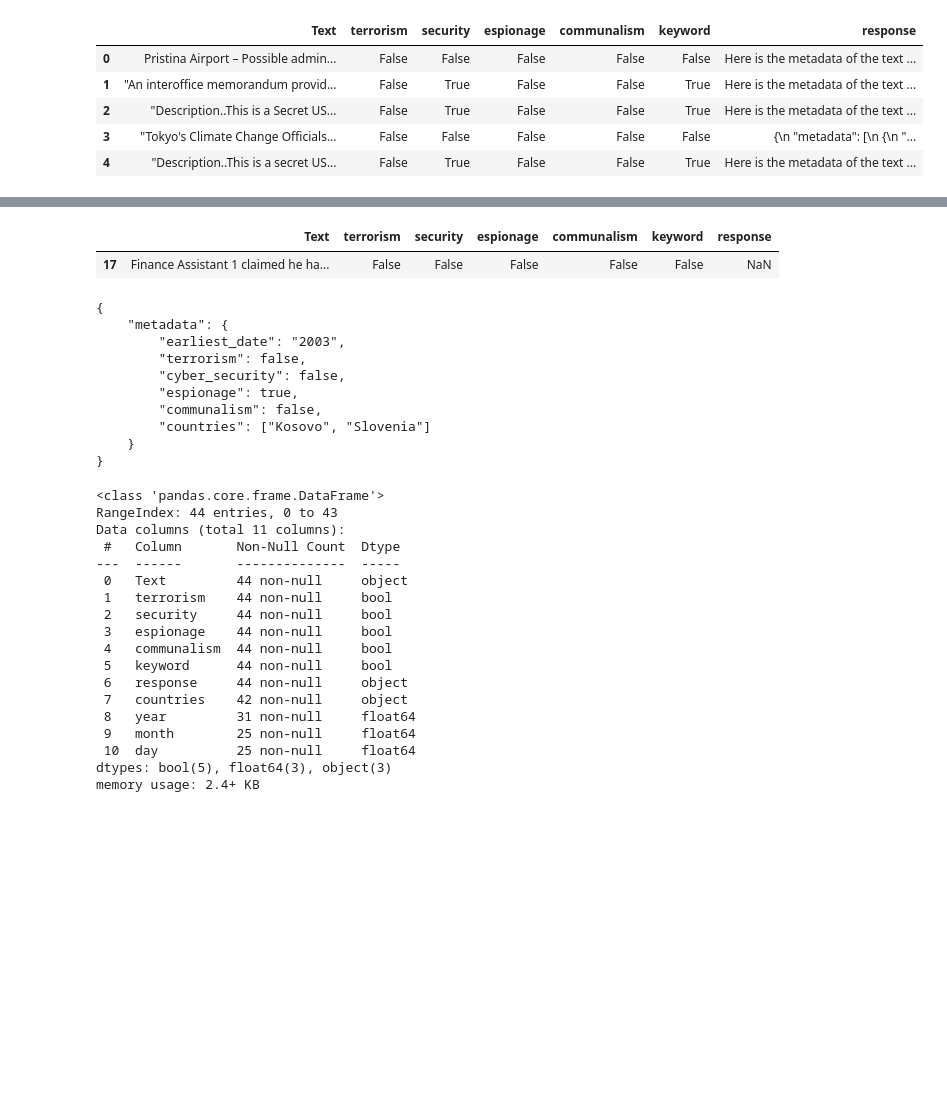
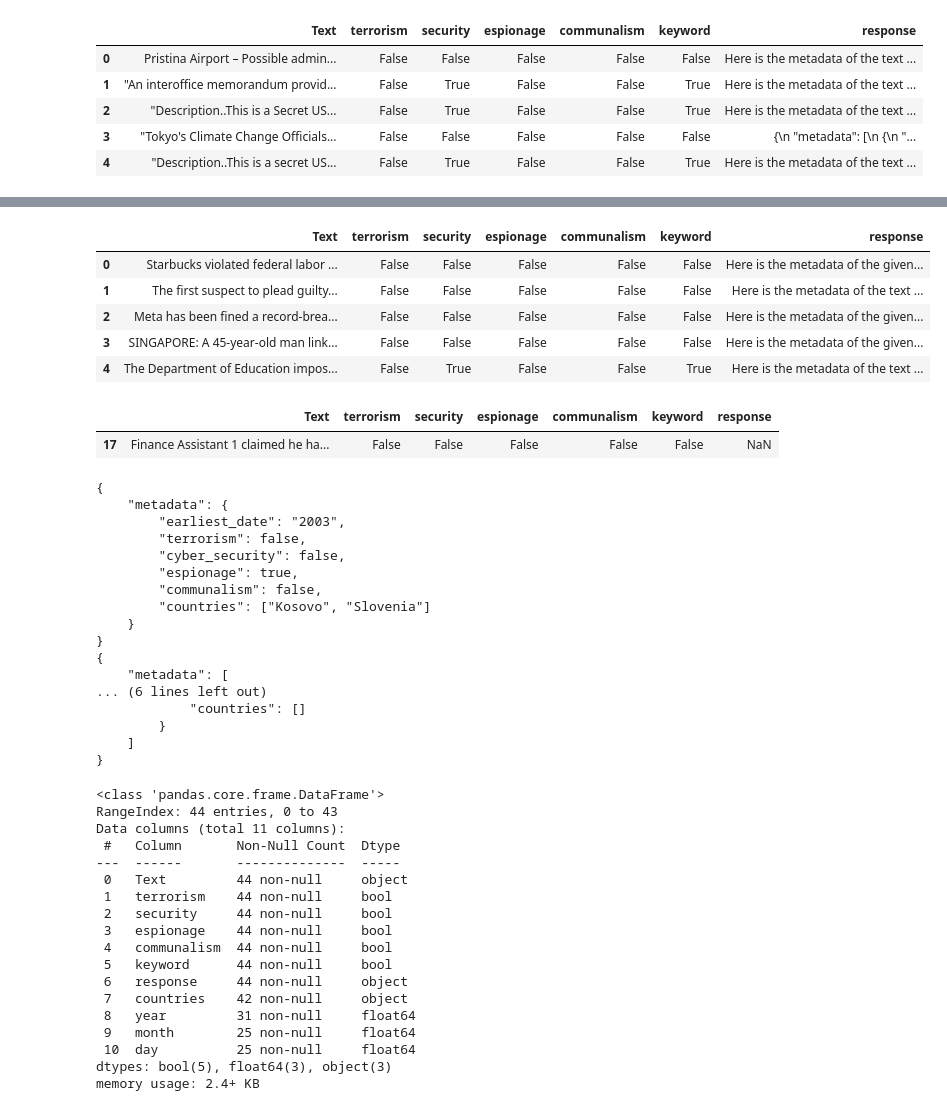
Before and after one commit to dhcchh/Team-xgboosted---SMU-BIA-Datathon-2025, a Jupyter notebook: src/SecondLevelProcessing.ipynb, the cells around one changed output, grey strips where cells are left out. Saved outputs shown, nothing was run; the diff lists cells and outputs as text; code cells hidden in the pictures; blank space fills up the shorter version.

```diff
--- a/src/SecondLevelProcessing.ipynb
+++ b/src/SecondLevelProcessing.ipynb
@@ -7,6 +8,7 @@ from datetime import datetime
 from process_helper import *
 # %%
 leaks = pd.read_csv('processed_leaks_1.csv')
+news = pd.read_csv('processed_news_1.csv')
 # %%
 leaks.info()
 # %% [output]
@@ -36,3 +55,12 @@ leaks.head(5)
+# %%
+news.head(5)
+# %% [output]
+|  | Text | terrorism | security | espionage | communalism | keyword | response |
+| 0 | Starbucks violated federal labor ... | False | False | False | False | False | Here is the metadata of the given... |
+| 1 | The first suspect to plead guilty... | False | False | False | False | False | Here is the metadata of the text ... |
+| 2 | Meta has been fined a record-brea... | False | False | False | False | False | Here is the metadata of the given... |
+| 3 | SINGAPORE: A 45-year-old man link... | False | False | False | False | False | Here is the metadata of the given... |
+| 4 | The Department of Education impos... | False | True | False | False | True | Here is the metadata of the text ... |
 # %%
 leaks[leaks['response'].isnull() == True]
 # %% [output]
@@ -56,5 +84,6 @@ leaks['response'] = leaks['response'].apply(extract_within_curly_braces)
 # %%
 print(leaks['response'].iloc[0])
+print(news['response'].iloc[0])
 # %% [output]
 {
     "metadata": {
@@ -66,6 +95,13 @@ print(leaks['response'].iloc[0])
         "countries": ["Kosovo", "Slovenia"]
     }
 }
+{
+    "metadata": [
+... (6 lines left out)
+            "countries": []
+        }
+    ]
+}
 # %%
 def extract_date_components(metadata):
     if not isinstance(metadata, str):
```
Also changed, not shown: parts of 14 cells of this notebook.
